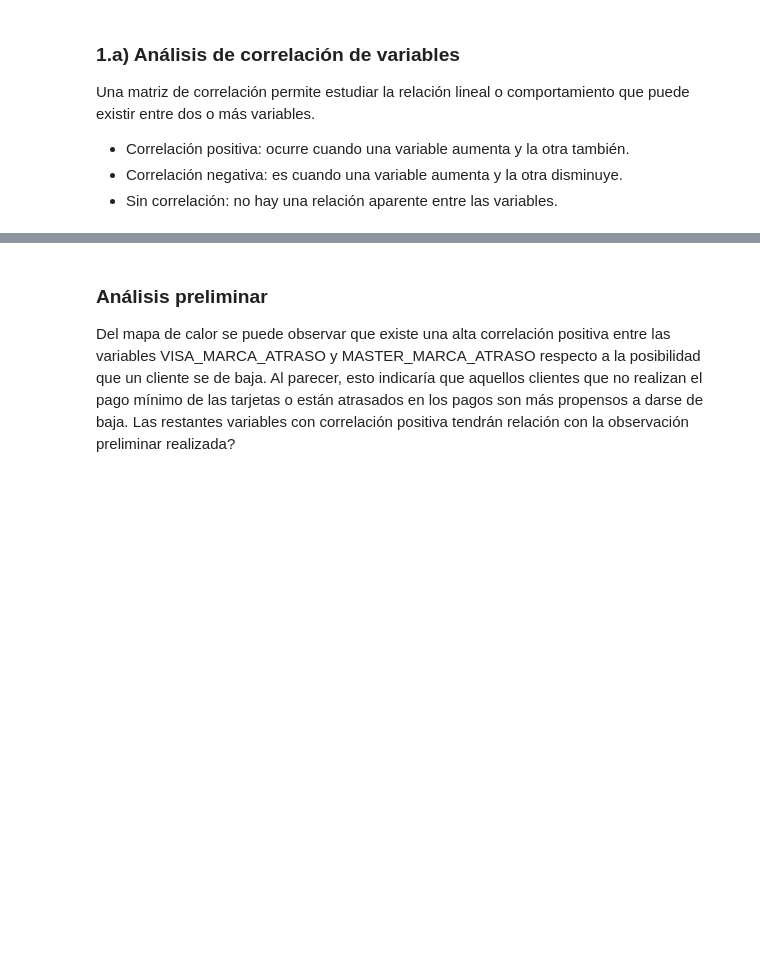
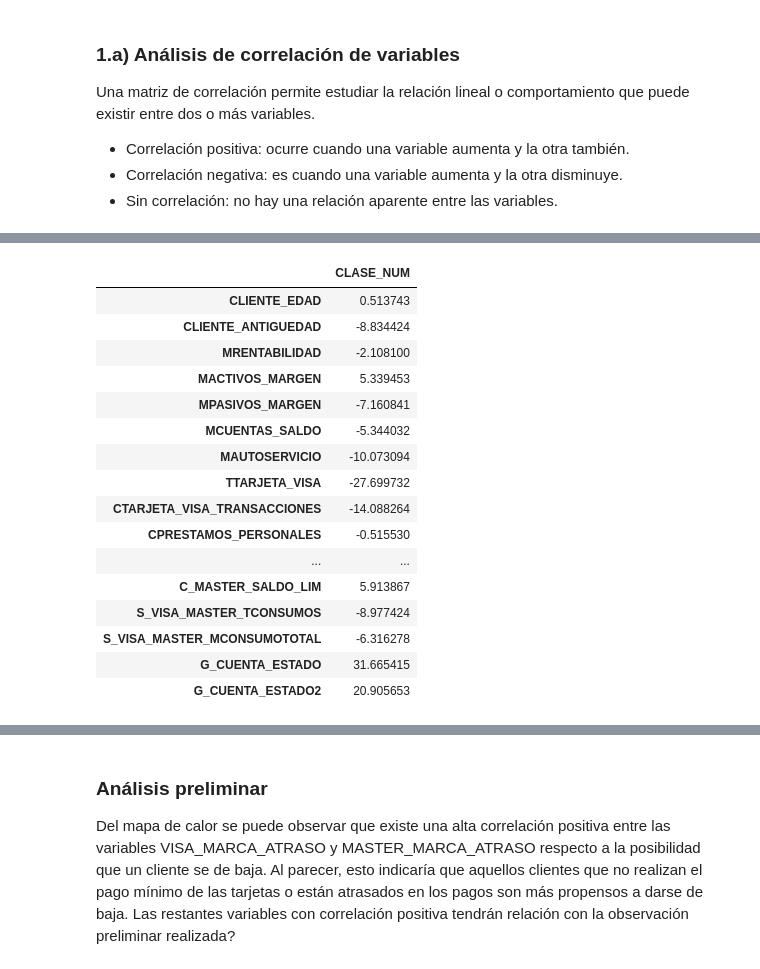
Before and after one commit to leyluchy/DataMining, a Jupyter notebook: Attrition_Bancario - Drive.ipynb, the cells around one changed output, grey strips where cells are left out. Cells and saved outputs as stored; diff of their text form; code cells hidden in the pictures; blank space fills up the shorter version.

```diff
--- a/Attrition_Bancario - Drive.ipynb
+++ b/Attrition_Bancario - Drive.ipynb
@@ -78,6 +130,28 @@ df.corr()
 # %%
 # Seleccionamos sólo la correlacion de la variable objetivo numerica CLASE_NUM.
-dfd = df.corr()[["CLASE_NUM"]]*100
-dfd
+#dfd = df.corr()[["CLASE_NUM"]]*100
+#dfd
+df_v = copy.copy(df)
+df_v = preparacion_de_datos(df_v)
+df_v_corr = df_v.corr()[["CLASE_NUM"]]*100
+df_v_corr
+# %% [output]
+|  | CLASE_NUM |
+| CLIENTE_EDAD | 0.513743 |
+| CLIENTE_ANTIGUEDAD | -8.834424 |
+| MRENTABILIDAD | -2.108100 |
+| MACTIVOS_MARGEN | 5.339453 |
+| MPASIVOS_MARGEN | -7.160841 |
+| MCUENTAS_SALDO | -5.344032 |
+| MAUTOSERVICIO | -10.073094 |
+| TTARJETA_VISA | -27.699732 |
+| CTARJETA_VISA_TRANSACCIONES | -14.088264 |
+| CPRESTAMOS_PERSONALES | -0.515530 |
+| ... | ... |
+| C_MASTER_SALDO_LIM | 5.913867 |
+| S_VISA_MASTER_TCONSUMOS | -8.977424 |
+| S_VISA_MASTER_MCONSUMOTOTAL | -6.316278 |
+| G_CUENTA_ESTADO | 31.665415 |
+| G_CUENTA_ESTADO2 | 20.905653 |
 # %%
 # Borramos la correlacion de la variable objetivo numerica consigo misma.
```
Also changed, not shown: parts of 21 cells of this notebook, 1 other file.
